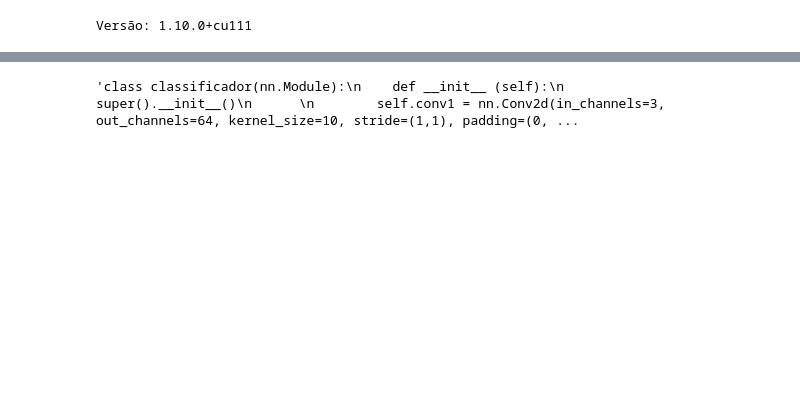
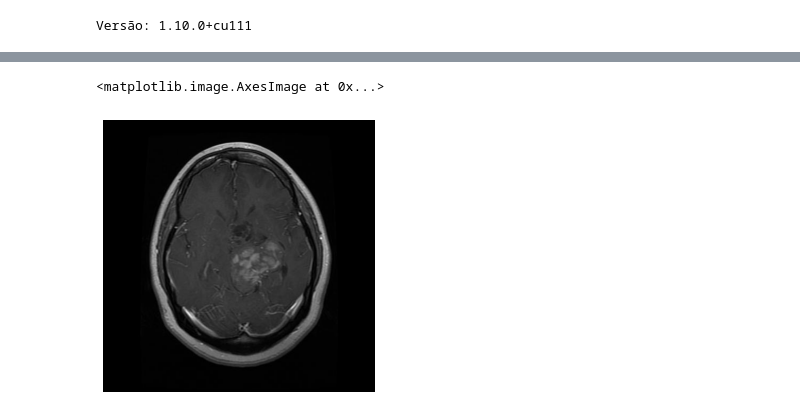
Before and after one commit to wander-asb/MRI_CLASSIFICATION, a Jupyter notebook: Multi_Classification_of_Brain_Tumor_Images.ipynb, the cells around one changed output, grey strips where cells are left out. Saved outputs shown, nothing was run; the diff lists cells and outputs as text; code cells hidden in the pictures; blank space fills up the shorter version.

```diff
--- a/Multi_Classification_of_Brain_Tumor_Images.ipynb
+++ b/Multi_Classification_of_Brain_Tumor_Images.ipynb
@@ -39,12 +27,12 @@ Mounted at /content/gdrive
 # %%
 #Modelo de arquitetura da CNN
-'''class classificador(nn.Module):
+class classificador(nn.Module):
     def __init__ (self):
         super().__init__()
 
-        self.conv1 = nn.Conv2d(in_channels=3, out_channels=64, kernel_size=10, stride=(1,1), padding=(0,0))
-        self.conv2 = nn.Conv2d(in_channels=64, out_channels=64, kernel_size=3, stride=(1,1), padding=(2,2))
-        self.conv3 = nn.Conv2d(in_channels=64, out_channels=64, kernel_size=2, stride=(1,1), padding=(2,2))
+        self.conv1 = nn.Conv2d(in_channels=3, out_channels=64, kernel_size=10, stride=1)
+        self.conv2 = nn.Conv2d(in_channels=64, out_channels=64, kernel_size=3, stride=1, padding=2)
+        self.conv3 = nn.Conv2d(in_channels=64, out_channels=64, kernel_size=2, stride=1, padding=2)
 
         self.activation = nn.ReLU()
         self.bnorm = nn.BatchNorm2d(num_features=64)
@@ -54,7 +42,8 @@ Mounted at /content/gdrive
 
         self.linear1 = nn.Linear(in_features=16384, out_features=256)
         self.linear2 = nn.Linear(in_features=256, out_features=128)
-        self.output = nn.Linear(in_features=128, out_features=4)
+        self.linear3 = nn.Linear(in_features=128, out_features=64)
+        self.output = nn.Linear(in_features=64, out_features=4)
 
         self.dropout1 = nn.Dropout(p = 0.1)
         self.dropout2 = nn.Dropout(p = 0.2)
@@ -67,8 +56,7 @@ Mounted at /content/gdrive
 
         X = self.activation(self.linear1(X))
         X = self.activation(self.linear2(X))
+        X = self.activation(self.linear3(X))
         X = self.output(X)
 
-        return X'''
+        return X
-# %% [output]
-'class classificador(nn.Module):\n    def __init__ (self):\n        super().__init__()\n      \n        self.conv1 = nn.Conv2d(in_channels=3, out_channels=64, kernel_size=10, stride=(1,1), padding=(0, ...
@@ -126,0 +66,8 @@ transform_test = transforms.Compose(
+# %%
+imagem = '/content/gdrive/MyDrive/MRI_TUMOR_CNN/Dataset80_20BrainTumor/Treino/glioma_tumor/glioma (101).jpg'
+plt.figure(figsize=(5,5))
+plt.axis("off")
+plt.imshow(cv.imread(imagem))
+# %% [output]
+<matplotlib.image.AxesImage at 0x...>
+[figure, added]
```
Also changed, not shown: parts of 21 cells of this notebook.
